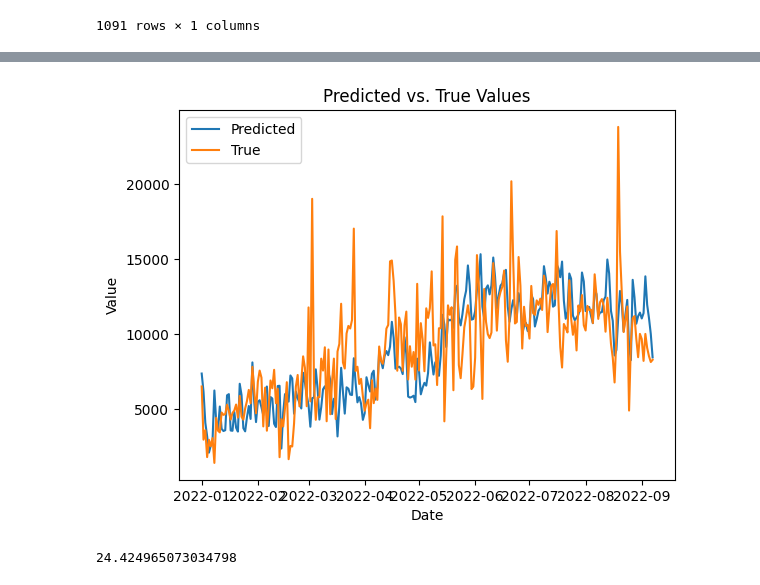
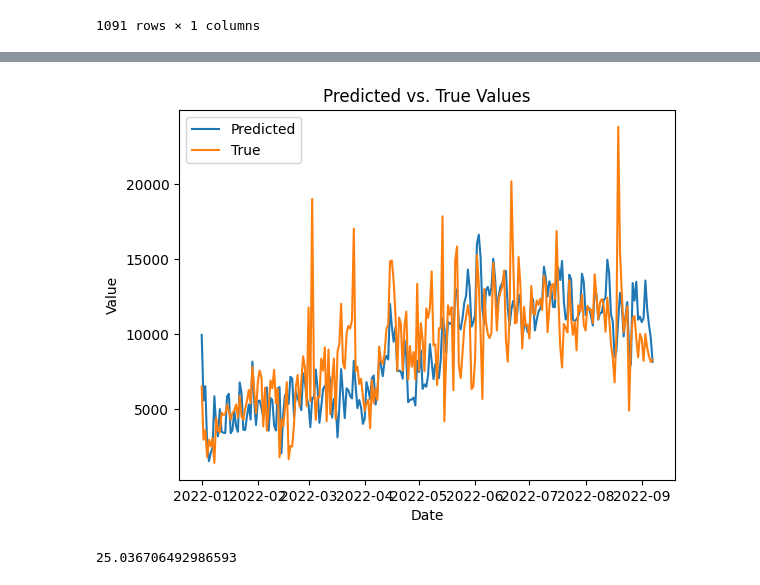
Before and after one commit to philippedebeaumont/london_cycles, a Jupyter notebook: ml/prophet_implementation.ipynb, the cells around one changed output, grey strips where cells are left out. Cells and saved outputs as stored; diff of their text form; code cells hidden in the pictures.

Commit message:
Added holidays data

```diff
--- a/ml/prophet_implementation.ipynb
+++ b/ml/prophet_implementation.ipynb
@@ -96,9 +101,16 @@ dtype: int64
+# %%
+from datetime import date
+df = pd.DataFrame()
+df = res[res["start_date"] < "2022-01-01"]
+df = df.rename(columns={"start_date": "ds", "hire_count": "y"})
+df = df.fillna(0.0)
 # %%
 from prophet import Prophet
 # %%
 model = Prophet()
 model.add_regressor('prcp')
 model.add_regressor('tavg')
+model.add_regressor('holiday')
 model.fit(df)
 # %% [output]
 INFO:prophet:Disabling daily seasonality. Run prophet with daily_seasonality=True to override this.
@@ -113,10 +125,12 @@ INFO:cmdstanpy:Chain [1] start processing
 INFO:cmdstanpy:Chain [1] done processing
 <prophet.forecaster.Prophet at 0x...>
 # %%
-future = model.make_future_dataframe(periods=250)
+N_PERIODS = 250
+future = model.make_future_dataframe(periods=N_PERIODS)
 test_data = pd.DataFrame()
-test_data["prcp"] = pd.concat([results["prcp"][results["start_date"] < date(2022,1,1)], results["prcp"][results["start_date"] >= date(2022,1,1)][:250]])
-test_data["tavg"] = pd.concat([results["tavg"][results["start_date"] < date(2022,1,1)], results["tavg"][results["start_date"] >= date(2022,1,1)][:250]])
+test_data["prcp"] = pd.concat([res["prcp"][res["start_date"] < "2022-01-01"], res["prcp"][res["start_date"] >= "2022-01-01"][:N_PERIODS]])
+test_data["tavg"] = pd.concat([res["tavg"][res["start_date"] < "2022-01-01"], res["tavg"][res["start_date"] >= "2022-01-01"][:N_PERIODS]])
+test_data["holiday"] = pd.concat([res["holiday"][res["start_date"] < "2022-01-01"], res["holiday"][res["start_date"] >= "2022-01-01"][:N_PERIODS]])
 test_data = test_data.fillna(0.0)
 # %%
 len(future)
@@ -147,5 +162,6 @@ dtype: int64
 # %%
 future['prcp'] = test_data["prcp"]
 future['tavg'] = test_data["tavg"]
+future['holiday'] = test_data["holiday"]
 future.tail()
 # %% [output]
@@ -205,22 +205,22 @@ testo_data["y"] = results["hire_count"][results["start_date"] >= date(2022,1,1)]
 # %%
 import matplotlib.pyplot as plt
-true_values = pd.concat([results['hire_count'][results["start_date"] < date(2022,1,1)], results['hire_count'][results["start_date"] >= date(2022,1,1)][:250]])
+true_values = pd.concat([results['hire_count'][res["start_date"] < "2022-01-01"], res['hire_count'][res["start_date"] >= "2022-01-01"][:N_PERIODS]])
 
 # Combine the predicted and true values into a new DataFrame
 combined_data = forecast[['ds', 'yhat']].join(true_values)
 
-combined_data = combined_data[-250:]
+combined_data = combined_data[-N_PERIODS:]
 
 # Plot the combined values
 plt.plot(combined_data['ds'], combined_data['yhat'], label='Predicted')
 plt.plot(combined_data['ds'], combined_data['hire_count'], label='True')
 plt.legend()
 plt.xlabel('Date')
 plt.ylabel('Value')
 plt.title('Predicted vs. True Values')
 plt.show()
 # %% [output]
-[figure, old version]
+[figure, new version]
 # %%
 import numpy as np
 
@@ -245,6 +245,6 @@ def smape(actual, predicted):
 
     return smape_score
 # %%
-smape(forecast["yhat"][len(forecast) - 250:], testo_data["y"])
+smape(forecast["yhat"][len(forecast) - N_PERIODS:], testo_data["y"])
 # %% [output]
-24.424965073034798
+25.036706492986593
```
Also changed, not shown: parts of 18 cells of this notebook.
